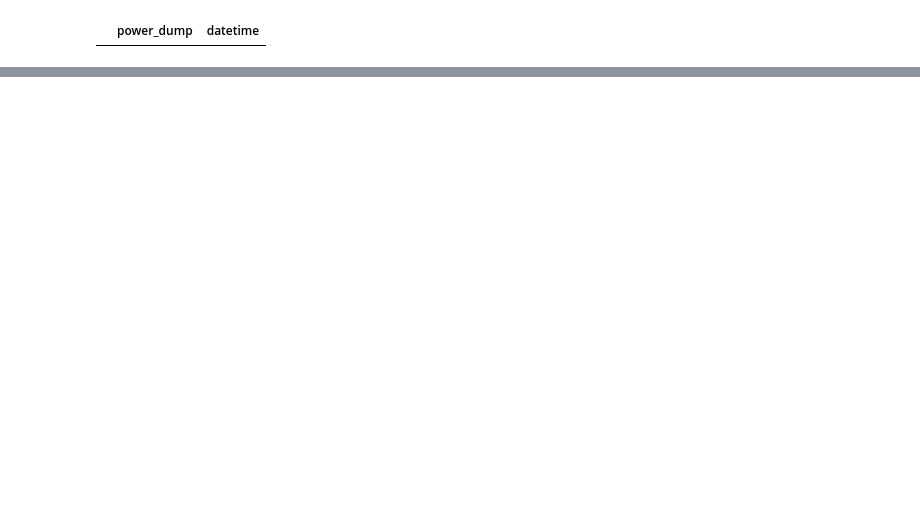
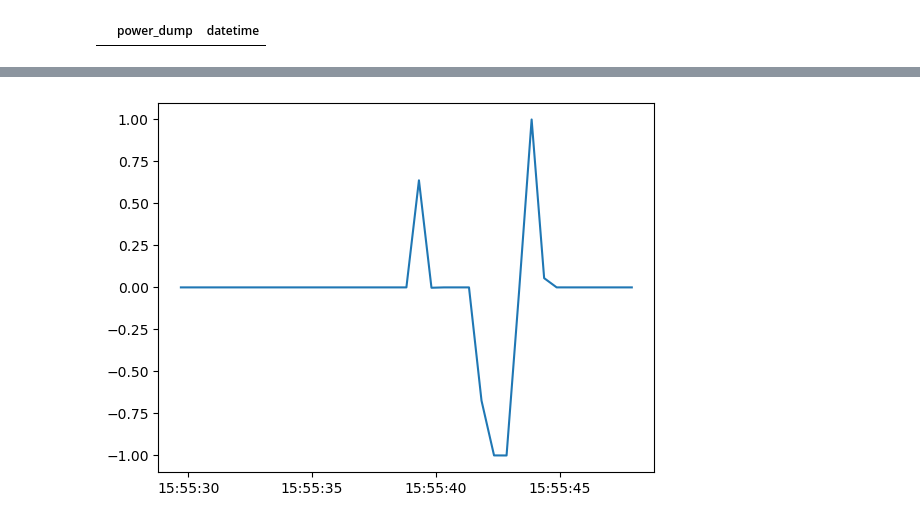
Before and after one commit to orlb/MiningRobot, a Jupyter notebook: autonomy/lunaview/lunapy/Luna_Canvas.ipynb, the cells around one changed output, grey strips where cells are left out. Saved outputs shown, nothing was run; the diff lists cells and outputs as text; code cells hidden in the pictures; blank space fills up the shorter version.

```diff
--- a/autonomy/lunaview/lunapy/Luna_Canvas.ipynb
+++ b/autonomy/lunaview/lunapy/Luna_Canvas.ipynb
@@ -49,0 +84,7 @@ df.head()
+# %%
+def makeFig():
+    plt.plot(df['datetime'], df['power_dump'])
+# %%
+makeFig()
+# %% [output]
+[figure, added]
```
Also changed, not shown: parts of 19 cells of this notebook.
